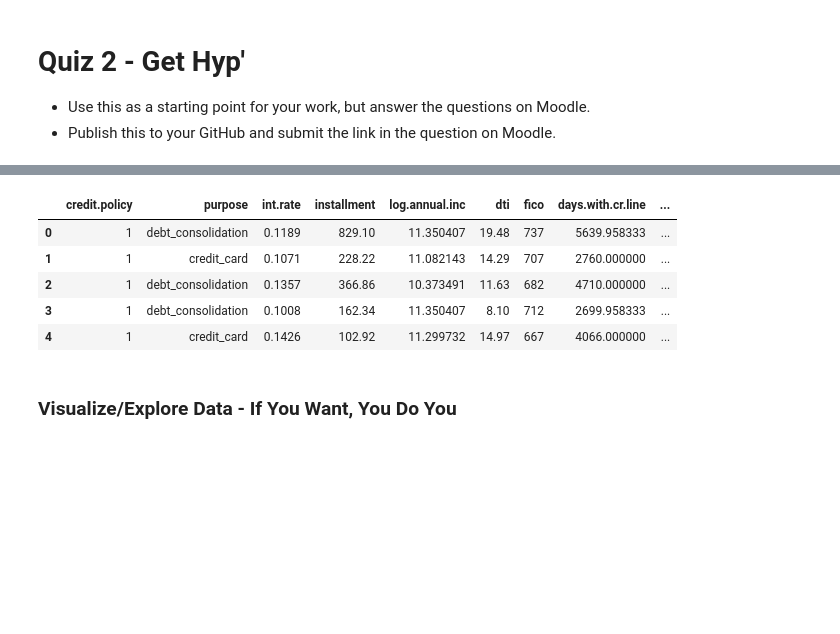
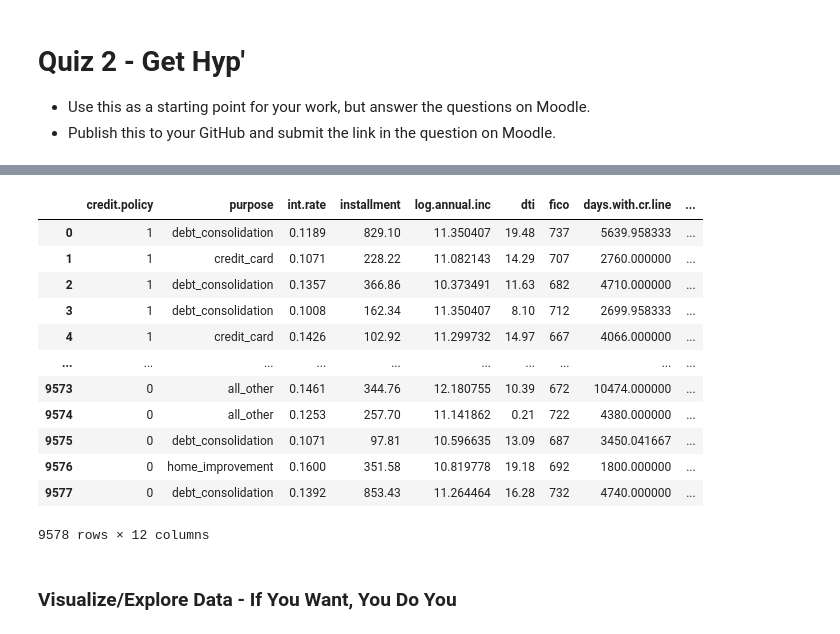
Before and after one commit to SidhST12/DATA_3450_Quiz_2, a Jupyter notebook: quiz_2_1221_start.ipynb, the cells around one changed output, grey strips where cells are left out. Cells and saved outputs as stored; diff of their text form; code cells hidden in the pictures; blank space fills up the shorter version.

```diff
--- a/quiz_2_1221_start.ipynb
+++ b/quiz_2_1221_start.ipynb
@@ -51,15 +51,23 @@ plt.rcParams["figure.figsize"] = (15,5)
 # %%
 # Please don't alter this part.
 df = pd.read_csv("loan_data.csv")
 df.drop(columns={"delinq.2yrs", "pub.rec"}, inplace=True)
 df.head()
+df.dropna()
 # %% [output]
 |  | credit.policy | purpose | int.rate | installment | log.annual.inc | dti | fico | days.with.cr.line | ... |
 | 0 | 1 | debt_consolidation | 0.1189 | 829.10 | 11.350407 | 19.48 | 737 | 5639.958333 | ... |
 | 1 | 1 | credit_card | 0.1071 | 228.22 | 11.082143 | 14.29 | 707 | 2760.000000 | ... |
 | 2 | 1 | debt_consolidation | 0.1357 | 366.86 | 10.373491 | 11.63 | 682 | 4710.000000 | ... |
 | 3 | 1 | debt_consolidation | 0.1008 | 162.34 | 11.350407 | 8.10 | 712 | 2699.958333 | ... |
 | 4 | 1 | credit_card | 0.1426 | 102.92 | 11.299732 | 14.97 | 667 | 4066.000000 | ... |
+| ... | ... | ... | ... | ... | ... | ... | ... | ... | ... |
+| 9573 | 0 | all_other | 0.1461 | 344.76 | 12.180755 | 10.39 | 672 | 10474.000000 | ... |
+| 9574 | 0 | all_other | 0.1253 | 257.70 | 11.141862 | 0.21 | 722 | 4380.000000 | ... |
+| 9575 | 0 | debt_consolidation | 0.1071 | 97.81 | 10.596635 | 13.09 | 687 | 3450.041667 | ... |
+| 9576 | 0 | home_improvement | 0.1600 | 351.58 | 10.819778 | 19.18 | 692 | 1800.000000 | ... |
+| 9577 | 0 | debt_consolidation | 0.1392 | 853.43 | 11.264464 | 16.28 | 732 | 4740.000000 | ... |
+9578 rows × 12 columns
 # %% [markdown]
 ### Visualize/Explore Data - If You Want, You Do You
 # %%
```
Also changed, not shown: parts of 16 cells of this notebook.
